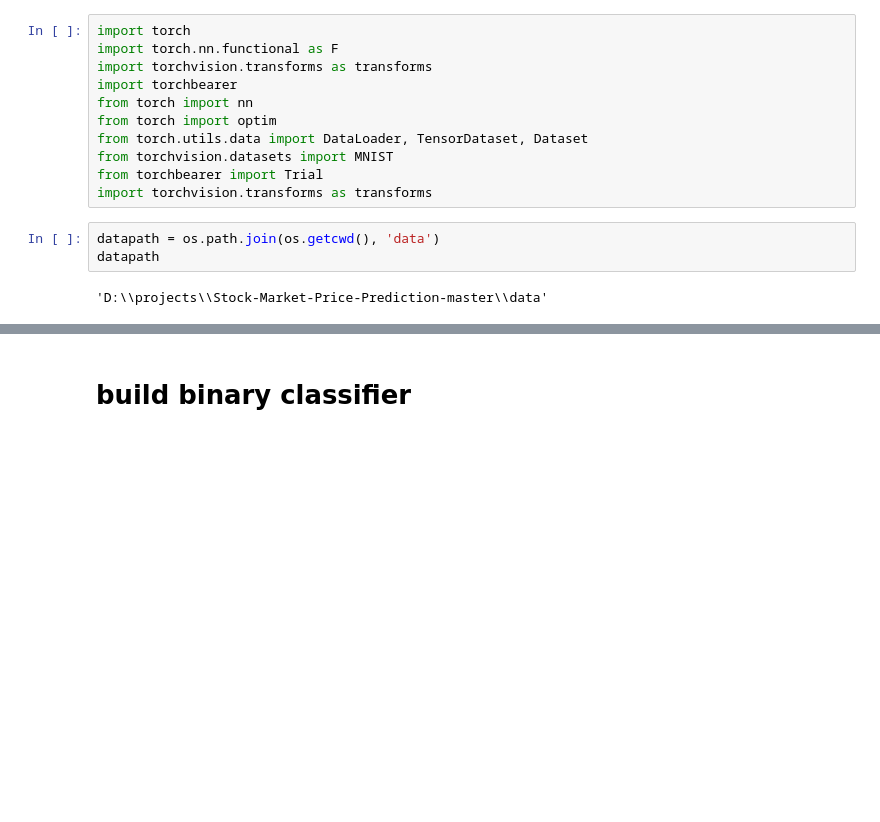
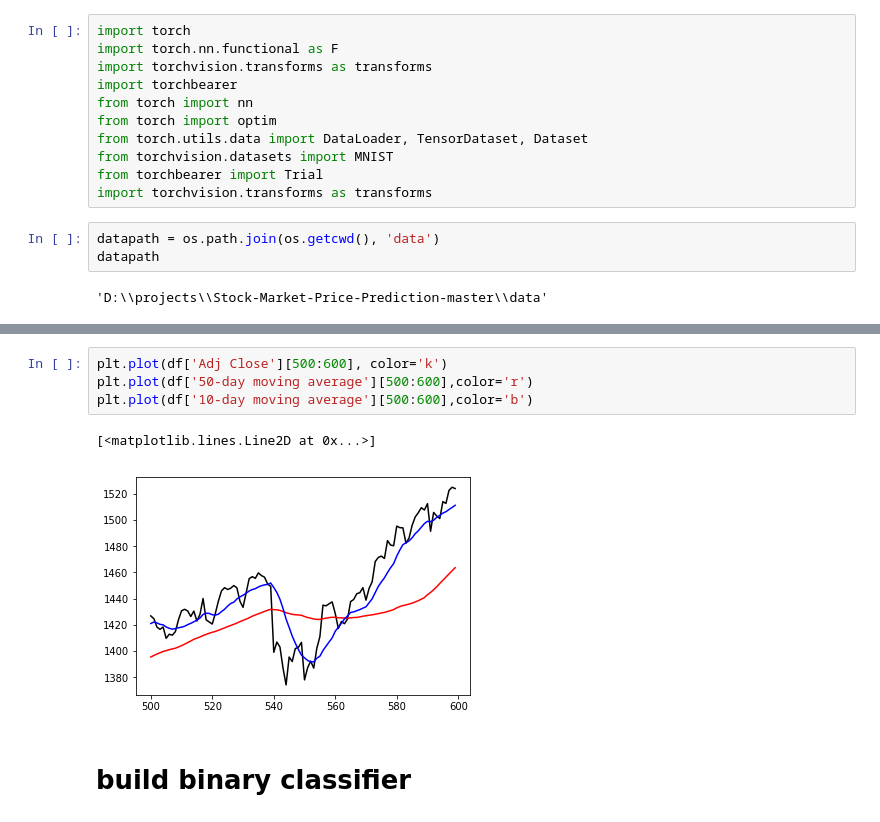
Before and after one commit to FrankWJW/MSc-dissertation, a Jupyter notebook: classifier.ipynb, the cells around one changed output, grey strips where cells are left out. Saved outputs shown, nothing was run; the diff lists cells and outputs as text; blank space fills up the shorter version.

```diff
--- a/classifier.ipynb
+++ b/classifier.ipynb
@@ -43,6 +43,13 @@ df.tail()
 | 3018 | 2016/12/28 | 2249.919922 | 2392360000 | -18.959961 | 2261.745947 | 7.199588 | ... |
 | 3019 | 2016/12/29 | 2249.260010 | 2336370000 | -0.659912 | 2258.561963 | 8.671128 | ... |
 | 3020 | 2016/12/30 | 2238.830078 | 2670900000 | -10.429932 | 2254.135986 | 12.107894 | ... |
+# %%
+plt.plot(df['Adj Close'][500:600], color='k')
+plt.plot(df['50-day moving average'][500:600],color='r')
+plt.plot(df['10-day moving average'][500:600],color='b')
+# %% [output]
+[<matplotlib.lines.Line2D at 0x...>]
+[figure, added]
 # %% [markdown]
 # build binary classifier
 # %%
```
Also changed, not shown: parts of 9 cells of this notebook, 2 other files.
